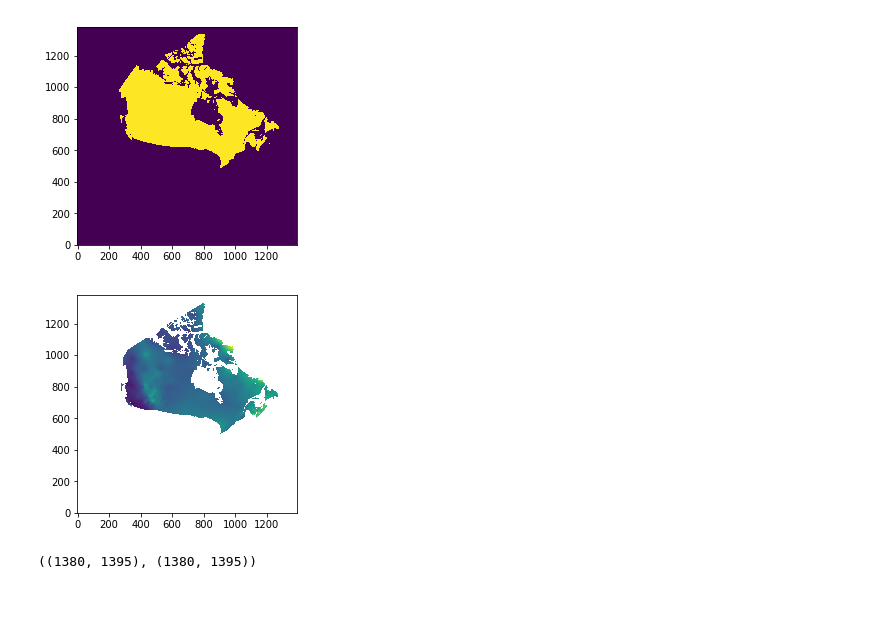
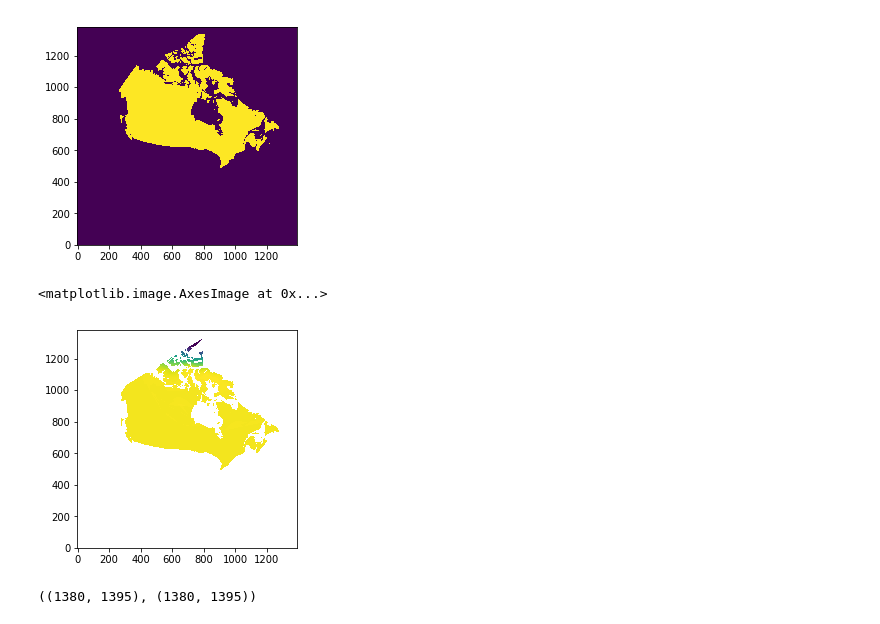
Before and after one commit to pacificclimate/climpyrical, a Jupyter notebook: notebooks/dev/kriging.ipynb, the cells around one changed output. Drawn from its saved outputs; the diff is of its cells as text; code cells hidden in the pictures.

```diff
--- a/notebooks/dev/kriging.ipynb
+++ b/notebooks/dev/kriging.ipynb
@@ -352,24 +420,24 @@ def squareize(array):
 mean[iy[where_nan], ix[where_nan]] = mean[iym[where_nan], ixm[where_nan]]
 oldmean = mean.copy()
 meanc = mean.copy()
-print(meanc.shape)
-tol = np.linspace(0.1, 10, 1000)
+
+tol = np.linspace(1, 100, 1000)
 
 print(np.nanmean(station_vals - meanc[iy, ix]))
 
 if np.nanmean(station_vals - meanc[iy, ix]) >= 0:
-    rmtols = np.array([np.mean(matched_df[station_dv] - (meanc[iy, ix]/t)) for t in tol])
-    best_tol = tol[np.where(np.diff(np.sign(rmtols)) != 0.)[0]]
+    rmtols = np.array([np.nanmean(matched_df[station_dv] - (meanc[iy, ix]/t)) for t in tol])
+    best_tol = tol[np.where(np.diff(np.sign(rmtols)) != 0.)[0][0]]
 
-if np.mean(matched_df[station_dv] - meanc[iy, ix]) < 0:
-    rmtols = np.array([np.mean(matched_df[station_dv] + (meanc[iy, ix]/t)) for t in tol])
-    best_tol = tol[np.where(np.diff(np.sign(rmtols)) != 0.)[0]]
+if np.nanmean(matched_df[station_dv] - meanc[iy, ix]) < 0:
+    rmtols = np.array([np.nanmean(matched_df[station_dv] + (meanc[iy, ix]/t)) for t in tol])
+    best_tol = tol[np.where(np.diff(np.sign(rmtols)) != 0.)[0][0]]
+
 print(best_tol)
 mean = meanc/best_tol
-print(best_tol, np.mean(matched_df[station_dv] - mean[iy, ix]))
+print(best_tol, np.nanmean(matched_df[station_dv] - mean[iy, ix]))
 
-
-np.mean(station_vals - mean[iy, ix])
+np.nanmean(station_vals - mean[iy, ix])
 # print(np.mean(matched_df[station_dv] - meanc[iy, ix]))
 # print(np.mean(matched_df[station_dv] - mean[iy, ix]))
 # %% [output]
@@ -520,6 +582,8 @@ xlim = r-l
 #     krigfield = okie.execute('points', rlon[region], rlat[region])[0]
 
 #     Z_py[region] = krigfield
+# %%
+mean = ds_mean[dv].values
 # %%
 import matplotlib
 
@@ -833,6 +900,6 @@ plt.imshow(station_final_north, origin='lower')
 # %%
-frac_cov = 1.0
-Zl = np.empty((N, ds_mean[dv].values.shape[0], ds_mean[dv].values.shape[1]))
+frac_cov = 1
+Zl = np.empty((N, ds_mean[dv].values.shape[0], ds_mean[dv].values.shape[1]), dtype=np.float16)
 Zl[...] = np.nan
 
 tracker = np.zeros(ds_mean[dv].values.shape)
@@ -840,7 +907,7 @@ tracker = np.zeros(ds_mean[dv].values.shape)
 X_distances = np.stack([dfc.rlon.values[south_index], dfc.rlat.values[south_index]])
 
 for i in tqdm(south_index):
-    nn = 40
+    nn = 30
 
     nbrs = NearestNeighbors(n_neighbors=nn, metric='euclidean').fit(X_distances.T)
     dist, ind = nbrs.kneighbors(X_distances.T)
@@ -939,7 +1004,11 @@ plt.imshow(cpc, origin='lower')
 [figure]
 # %%
 # plt.imshow(np.nanmean(Zl, axis=0), origin='lower')
-ratio = np.nanmean(Zl[:, cpc], axis=0)
+FINAL_THING = np.zeros(ds_mean[dv].shape)
+FINAL_THING[:] = np.nan
+FINAL_THING[cpc] = np.nanmean(Zl[:, cpc], axis=0)
+
+ratio = FINAL_THING.copy()
 # import dask.array as da
 
 # x = da.from_array(Zl, chunks=(100, Zl.shape[1], Zl.shape[2]))
@@ -954,8 +1020,9 @@ FINAL_THING[cpc] = ratio
 # %%
-plt.imshow(FINAL_THING, origin='lower')
-ratio = FINAL_THING.copy()
+plt.imshow(ratio, origin='lower')
+# ratio = FINAL_THING.copy()
 # %% [output]
+<matplotlib.image.AxesImage at 0x...>
-[figure, old version]
+[figure, new version]
 # %%
 # ratio = np.nanmean(Zll, axis=0)
 # %%
```
Also changed, not shown: parts of 24 cells of this notebook.
